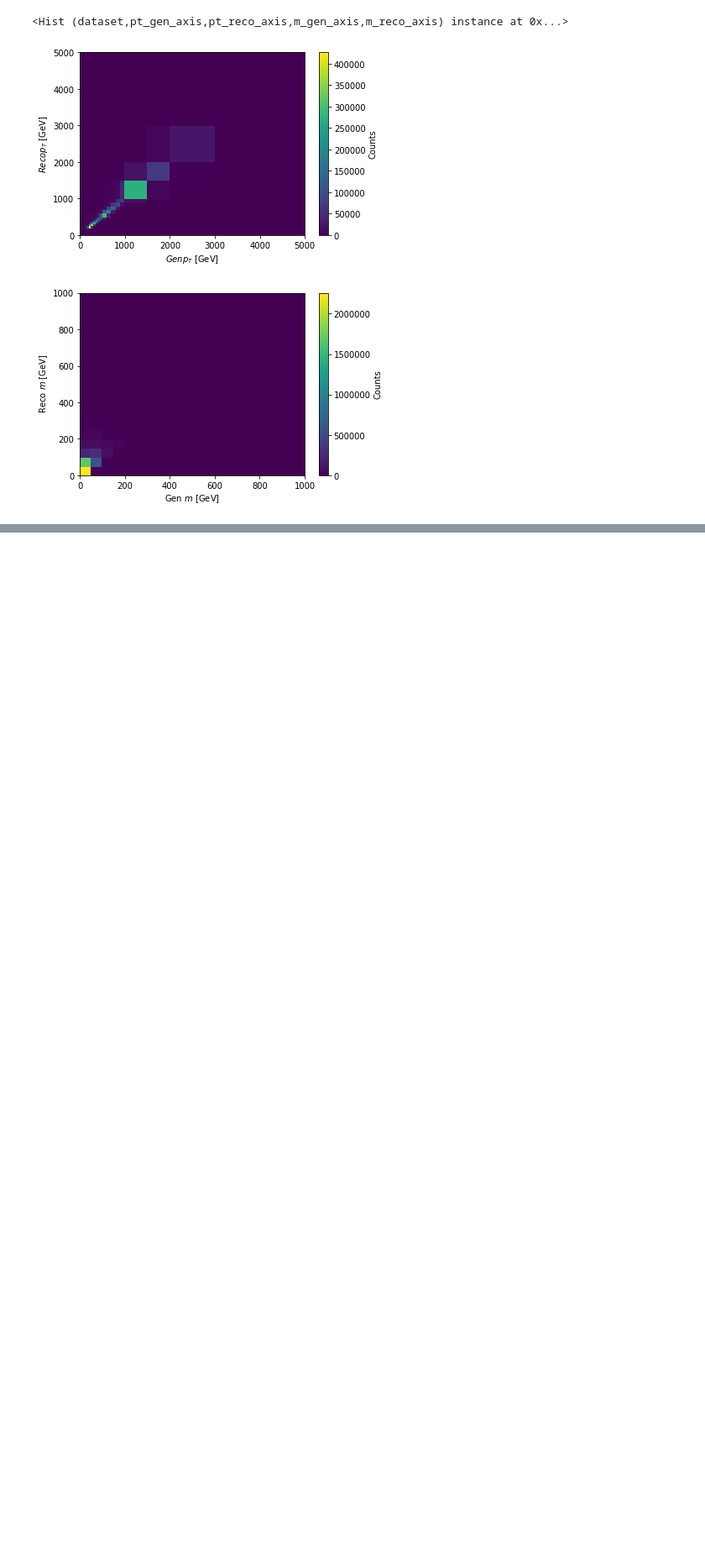
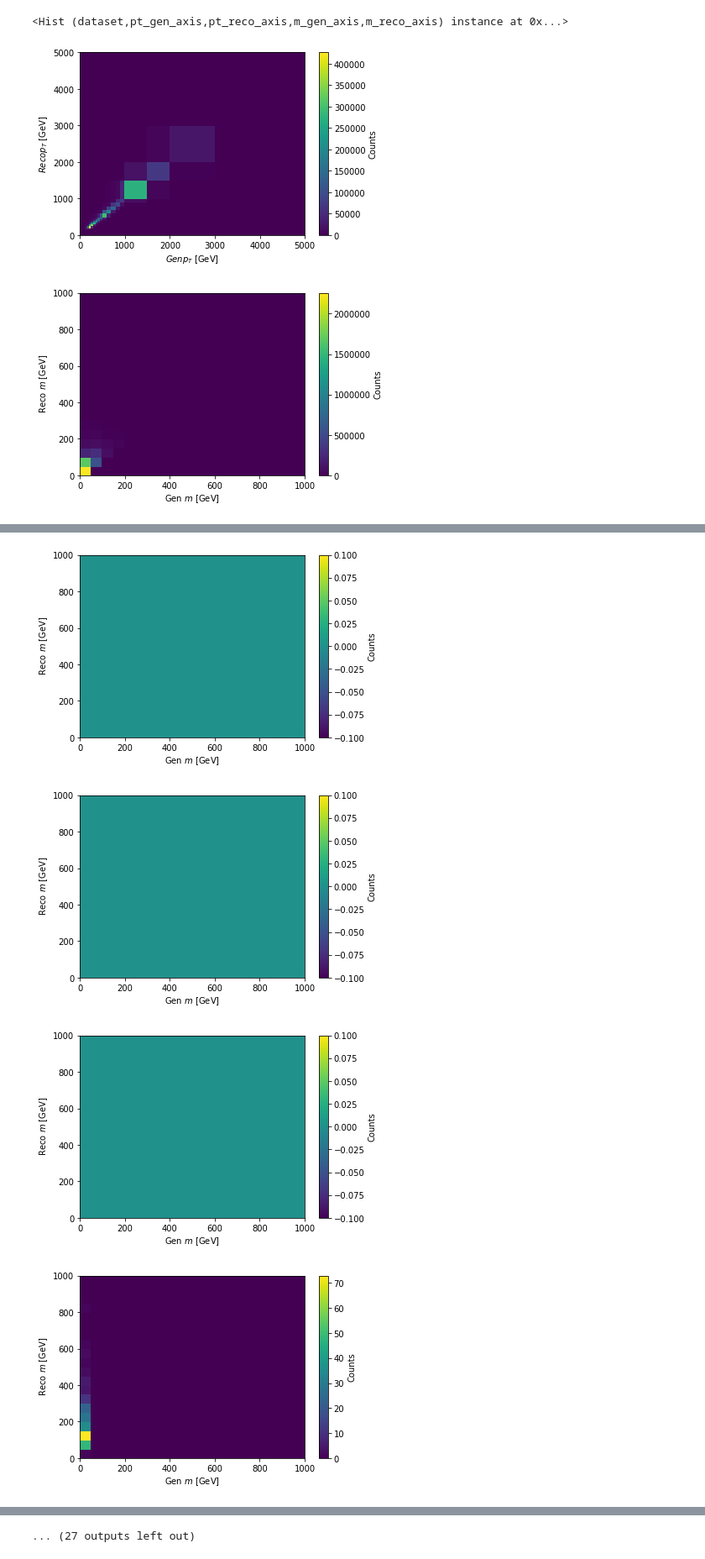
Before and after one commit to nsmith-/CoffeaJERC, a Jupyter notebook: test.ipynb, the cells around one changed output, grey strips where cells are left out. Shown at 84% size. Saved outputs shown, nothing was run; the diff lists cells and outputs as text; code cells hidden in the pictures; blank space fills up the shorter version.

```diff
--- a/test.ipynb
+++ b/test.ipynb
@@ -210,0 +255,8 @@ hist.plot2d(output['h_response'].sum('dataset', 'pt_reco_axis', 'pt_gen_axis'),
+# %%
+for i in output['h_response'].axis('pt_gen_axis'):
+    fig, ax, _ = hist.plot2d(output['h_response'].sum('dataset','pt_reco_axis').integrate('pt_gen_axis', i),xaxis='m_gen_axis')
+# %% [output]
+[figure, added]
+[figure, added]
+[figure, added]
+[figure, added]
@@ -210,0 +271 @@ hist.plot2d(output['h_response'].sum('dataset', 'pt_reco_axis', 'pt_gen_axis'),
+... (27 outputs left out)
```
Also changed, not shown: parts of 9 cells of this notebook.
